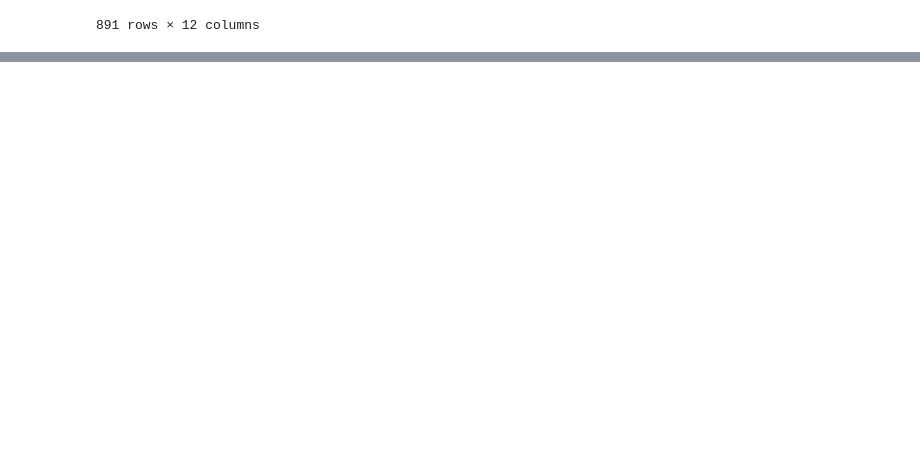
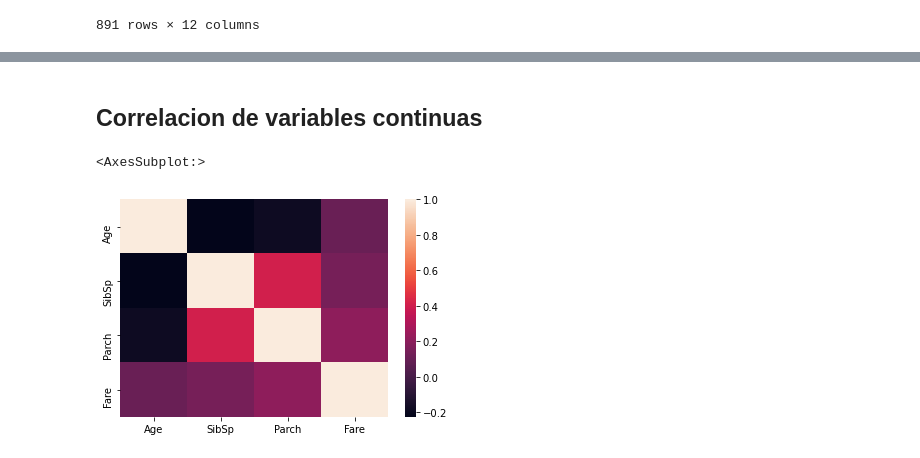
Before and after one commit to cesaraceytuno/STATISTICAL_LEARNING_1, a Jupyter notebook: Proyectos/Proyecto1/Proyecto.ipynb, the cells around one changed output, grey strips where cells are left out. Drawn from its saved outputs; the diff is of its cells as text; code cells hidden in the pictures; blank space fills up the shorter version.

```diff
--- a/Proyectos/Proyecto1/Proyecto.ipynb
+++ b/Proyectos/Proyecto1/Proyecto.ipynb
@@ -45,0 +62,4 @@ data.describe()
+# %%
+sns.displot(data, x="Age", kde=True)
+data.loc[data.Age.isnull(),'Age'] = data['Age'].mean()
+sns.displot(data, x="Age", kde=True)
@@ -45,0 +77,3 @@ data.describe()
+# %%
+data = data.drop(columns=['Cabin'])
+data.head(5)
@@ -45,0 +89,3 @@ data.describe()
+# %%
+data = data.dropna()
+data.isnull().sum()
@@ -45,0 +104,2 @@ data.describe()
+# %%
+train, test = train_test_split(data, test_size=0.1)
@@ -45,0 +132,8 @@ data.describe()
+# %% [markdown]
+## Correlacion de variables continuas
+# %%
+sns.heatmap(train.corr())
+# Existe una correlacion lineal entre Parch y SibSp
+# %% [output]
+<AxesSubplot:>
+[figure, added]
```
Also changed, not shown: parts of 32 cells of this notebook, 2 other files.
